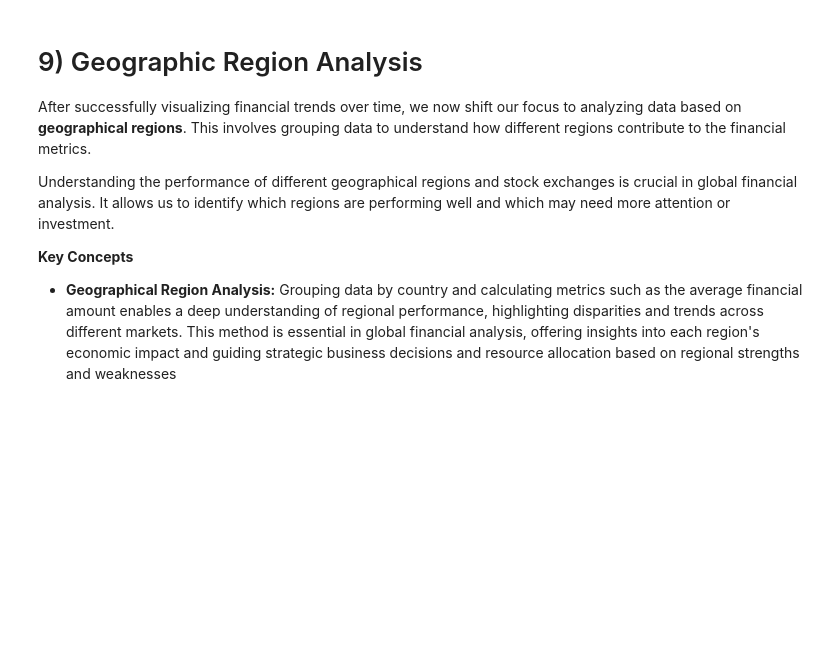
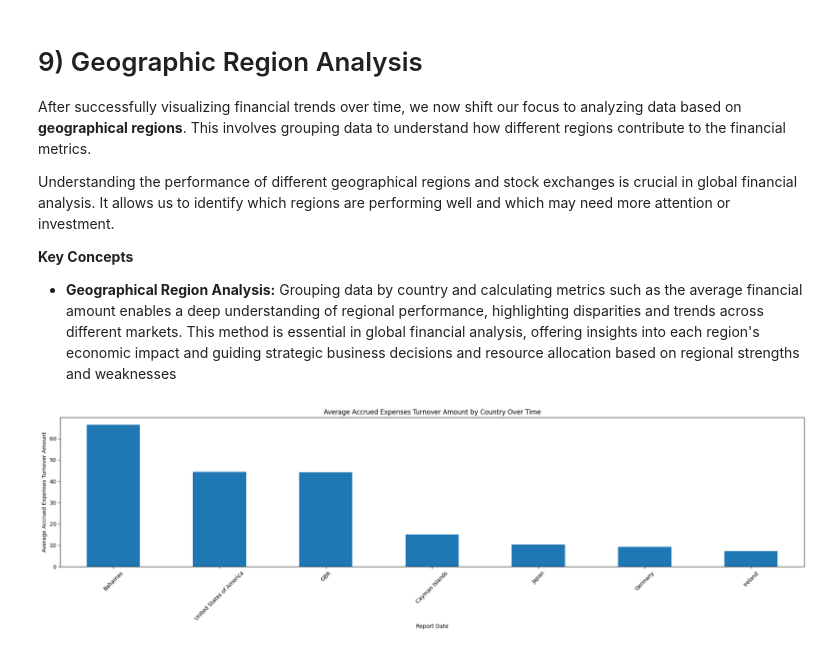
Before and after one commit to TomazFilgueira/Dq_Datascientist, a Jupyter notebook: 6 - APIs and Web Scraping/6_Guided_Project_API_with_Pandas.ipynb, the cells around one changed output. Saved outputs shown, nothing was run; the diff lists cells and outputs as text; code cells hidden in the pictures; blank space fills up the shorter version.

```diff
--- a/6 - APIs and Web Scraping/6_Guided_Project_API_with_Pandas.ipynb
+++ b/6 - APIs and Web Scraping/6_Guided_Project_API_with_Pandas.ipynb
@@ -516,3 +507,19 @@ Understanding the performance of different geographical regions and stock exchan
 **Key Concepts**
 
 * **Geographical Region Analysis:** Grouping data by country and calculating metrics such as the average financial amount enables a deep understanding of regional performance, highlighting disparities and trends across different markets. This method is essential in global financial analysis, offering insights into each region's economic impact and guiding strategic business decisions and resource allocation based on regional strengths and weaknesses
+# %%
+#Country mean accrued expenses turnover amount over time
+country_avg = relevant_data.groupby('country_name')['amount'].mean()
+
+
+#plot results
+plt.figure(figsize=(20,6))
+country_avg.sort_values(ascending=False).plot(kind='bar')
+plt.title('Average Accrued Expenses Turnover Amount by Country Over Time')
+plt.xlabel('Report Date')
+plt.ylabel('Average Accrued Expenses Turnover Amount')
+plt.xticks(rotation=45)
+plt.tight_layout() #adjust layout to prevent clipping of tick-labels
+plt.show()
+# %% [output]
+[figure, added]
```
Also changed, not shown: parts of 6 cells of this notebook.
